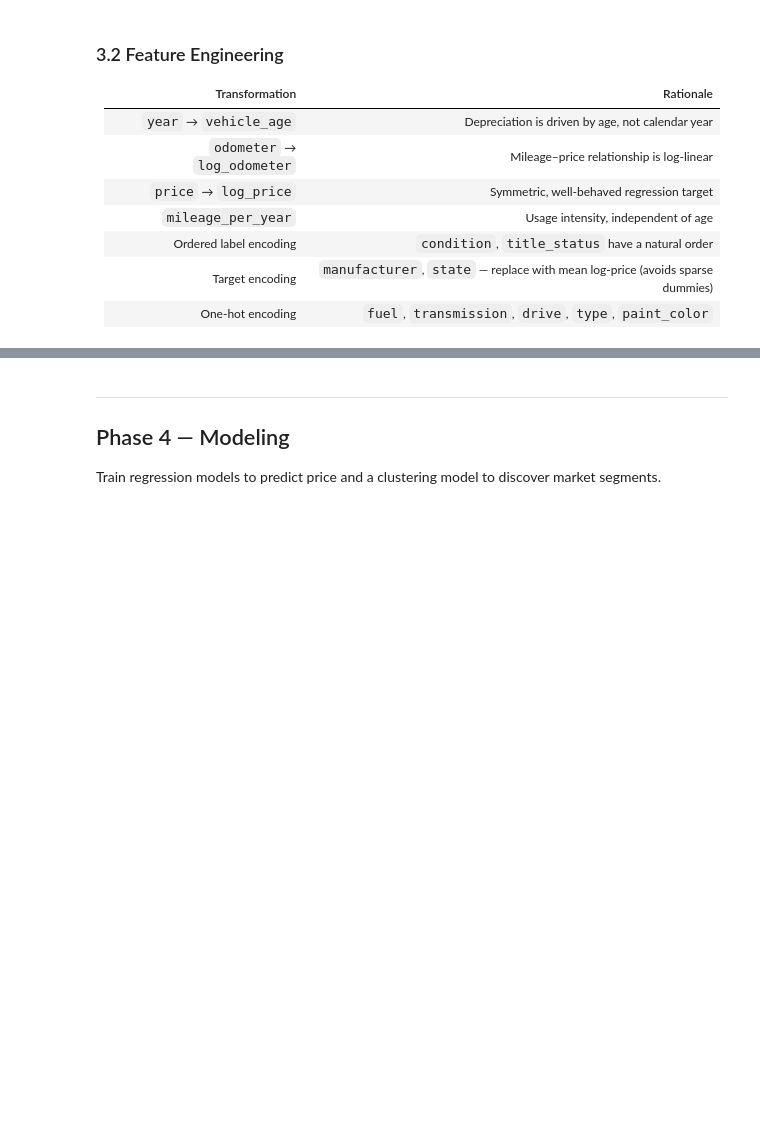
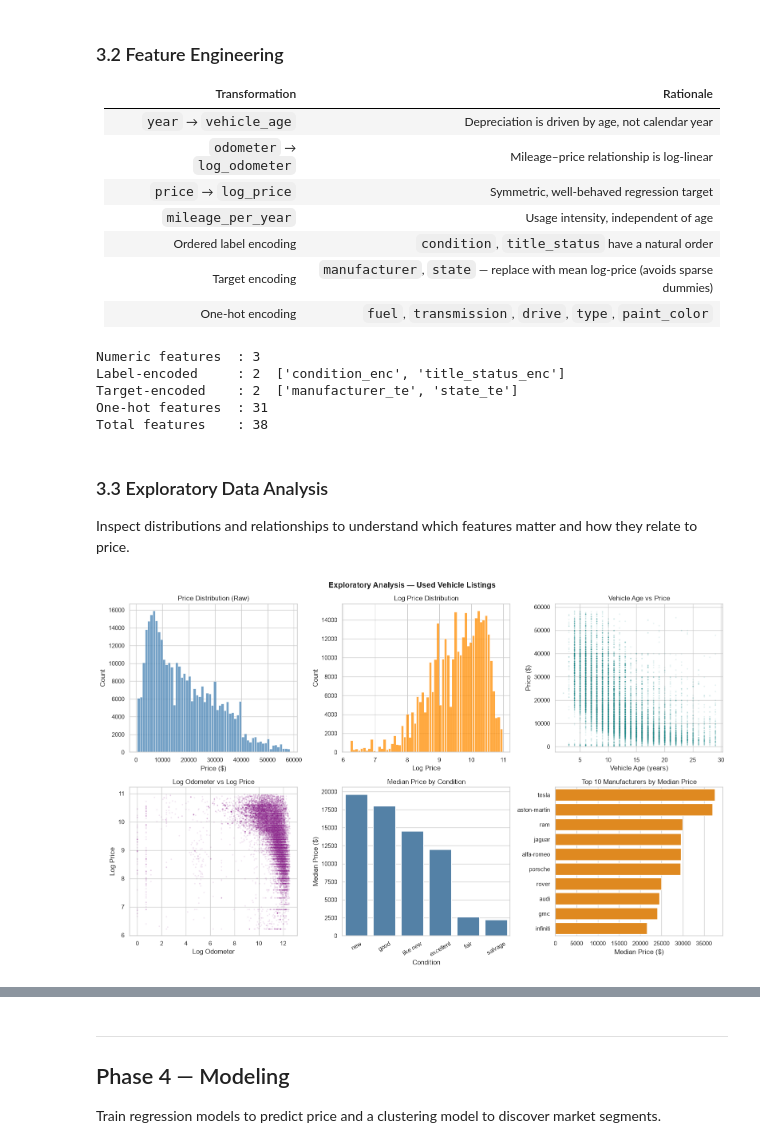
Before and after one commit to patisankar/uc-car_price_prediction_project, a Jupyter notebook: used_car_price_analysis.ipynb, the cells around one changed output, grey strips where cells are left out. Saved outputs shown, nothing was run; the diff lists cells and outputs as text; code cells hidden in the pictures; blank space fills up the shorter version.

```diff
--- a/used_car_price_analysis.ipynb
+++ b/used_car_price_analysis.ipynb
@@ -343,16 +210,10 @@ for col, order in ordered_cols.items():
         ).fillna(len(order))
 
 # ── Target encoding for high-cardinality categoricals ──
-# Replaces each category with the mean log_price of that group.
-# Avoids the sparse dummy-column explosion from one-hot encoding high-cardinality variables.
-global_mean_lp = df['log_price'].mean()
+# Only the column names are defined here. The category -> mean log_price maps are
+# fit on the TRAINING split in the modeling section to avoid test-set leakage.
 high_card_cols = [c for c in ['manufacturer', 'state'] if c in df.columns]
-te_features = []
-for col in high_card_cols:
-    te_map = df.groupby(col)['log_price'].mean()
-    df[col + '_te'] = df[col].map(te_map).fillna(global_mean_lp)
-    te_features.append(col + '_te')
-    print(f'Target-encoded "{col}": {df[col].nunique()} categories → 1 column')
+te_features = [c + '_te' for c in high_card_cols]
 
 # ── One-hot encoding for low-cardinality categoricals ──
 onehot_cols = [c for c in ['fuel', 'transmission', 'drive', 'type', 'paint_color']
@@ -373,3 +234,47 @@ print(f'Label-encoded     : {len(label_features)}  {label_features}')
 print(f'Target-encoded    : {len(te_features)}  {te_features}')
 print(f'One-hot features  : {len(ohe_names)}')
 print(f'Total features    : {len(feature_cols)}')
+# %% [output]
+Numeric features  : 3
+Label-encoded     : 2  ['condition_enc', 'title_status_enc']
+Target-encoded    : 2  ['manufacturer_te', 'state_te']
+One-hot features  : 31
+Total features    : 38
+# %% [markdown]
+### 3.3  Exploratory Data Analysis
+
+Inspect distributions and relationships to understand which features matter and how they relate to price.
+# %%
+fig, axes = plt.subplots(2, 3, figsize=(16, 10))
+
+sns.histplot(df['price'], bins=60, color='steelblue', ax=axes[0,0])
+axes[0,0].set(title='Price Distribution (Raw)', xlabel='Price ($)')
+
+sns.histplot(df['log_price'], bins=60, color='darkorange', ax=axes[0,1])
+axes[0,1].set(title='Log Price Distribution', xlabel='Log Price')
+
+sns.scatterplot(data=df.sample(min(20_000, len(df)), random_state=RANDOM_STATE),
+                x='vehicle_age', y='price', alpha=0.1, s=6, color='teal', ax=axes[0,2])
+axes[0,2].set(title='Vehicle Age vs Price', xlabel='Vehicle Age (years)', ylabel='Price ($)')
+
+sns.scatterplot(data=df.sample(min(20_000, len(df)), random_state=RANDOM_STATE),
+                x='log_odometer', y='log_price', alpha=0.1, s=6, color='purple', ax=axes[1,0])
+axes[1,0].set(title='Log Odometer vs Log Price', xlabel='Log Odometer', ylabel='Log Price')
+
+cond_order = df.groupby('condition')['price'].median().sort_values(ascending=False).index
+sns.barplot(data=df, x='condition', y='price', order=cond_order, estimator='median',
+            errorbar=None, color='steelblue', ax=axes[1,1])
+axes[1,1].set(title='Median Price by Condition', xlabel='Condition', ylabel='Median Price ($)')
+axes[1,1].tick_params(axis='x', rotation=30)
+
+top_mfr = df.groupby('manufacturer')['price'].median().sort_values(ascending=False).head(10).index
+sns.barplot(data=df[df['manufacturer'].isin(top_mfr)], y='manufacturer', x='price', order=top_mfr,
+            estimator='median', errorbar=None, color='darkorange', ax=axes[1,2])
+axes[1,2].set(title='Top 10 Manufacturers by Median Price', xlabel='Median Price ($)', ylabel='')
+
+plt.suptitle('Exploratory Analysis — Used Vehicle Listings', fontsize=14, fontweight='bold')
+plt.tight_layout()
+plt.savefig('images/eda_overview.png', dpi=150)
+plt.show()
+# %% [output]
+[figure, added]
```
Also changed, not shown: parts of 72 cells of this notebook.
